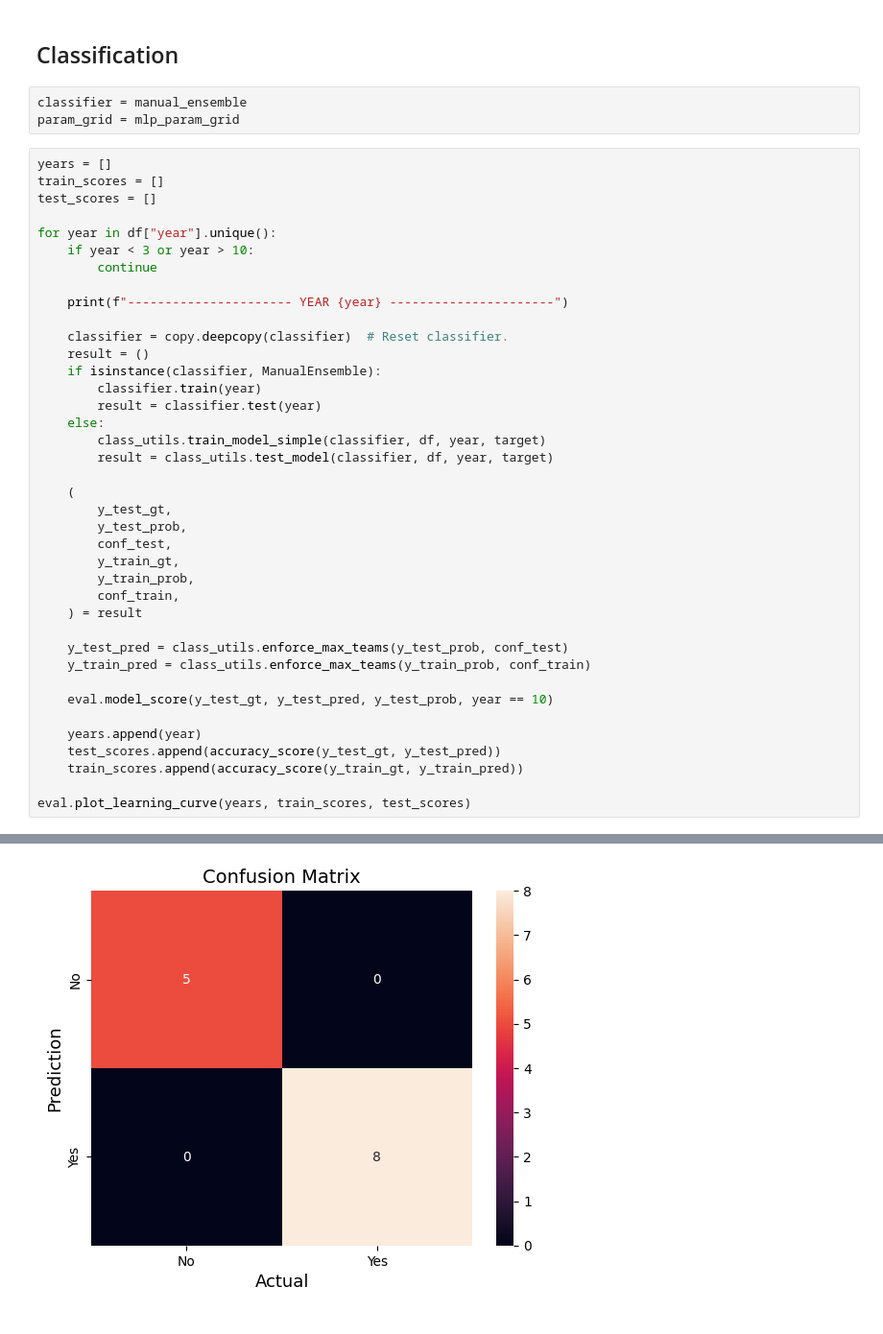
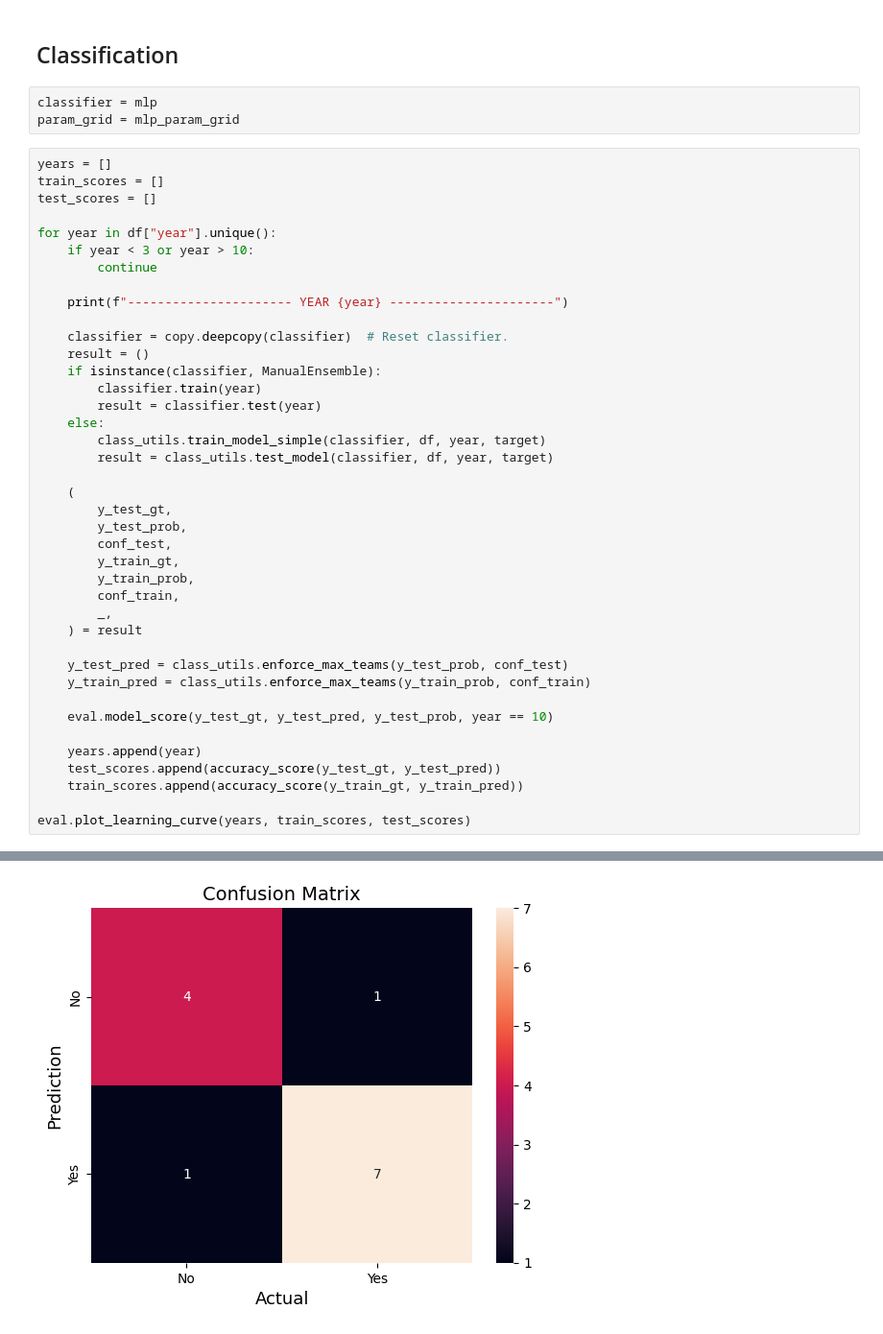
Before and after one commit to DanielRodrigues08/AC-FEUP, a Jupyter notebook: classification/classification.ipynb, the cells around one changed output, grey strips where cells are left out. Shown at 96% size. Cells and saved outputs as stored; diff of their text form.

```diff
--- a/classification/classification.ipynb
+++ b/classification/classification.ipynb
@@ -167,7 +167,7 @@ manual_ensemble = ManualEnsemble(classifiers_df, "playoff")
 # %% [markdown]
 ## Classification
 # %%
-classifier = manual_ensemble
+classifier = mlp
 param_grid = mlp_param_grid
 # %%
 years = []
@@ -196,6 +196,7 @@ for year in df["year"].unique():
         y_train_gt,
         y_train_prob,
         conf_train,
+        _,
     ) = result
 
     y_test_pred = class_utils.enforce_max_teams(y_test_prob, conf_test)
@@ -228,2 +229,2 @@ F1: 87.5%
 ---------------------- YEAR 10 ----------------------
-[figure, old version]
+[figure, new version]
```
Also changed, not shown: parts of 3 cells of this notebook, 14 other files.
